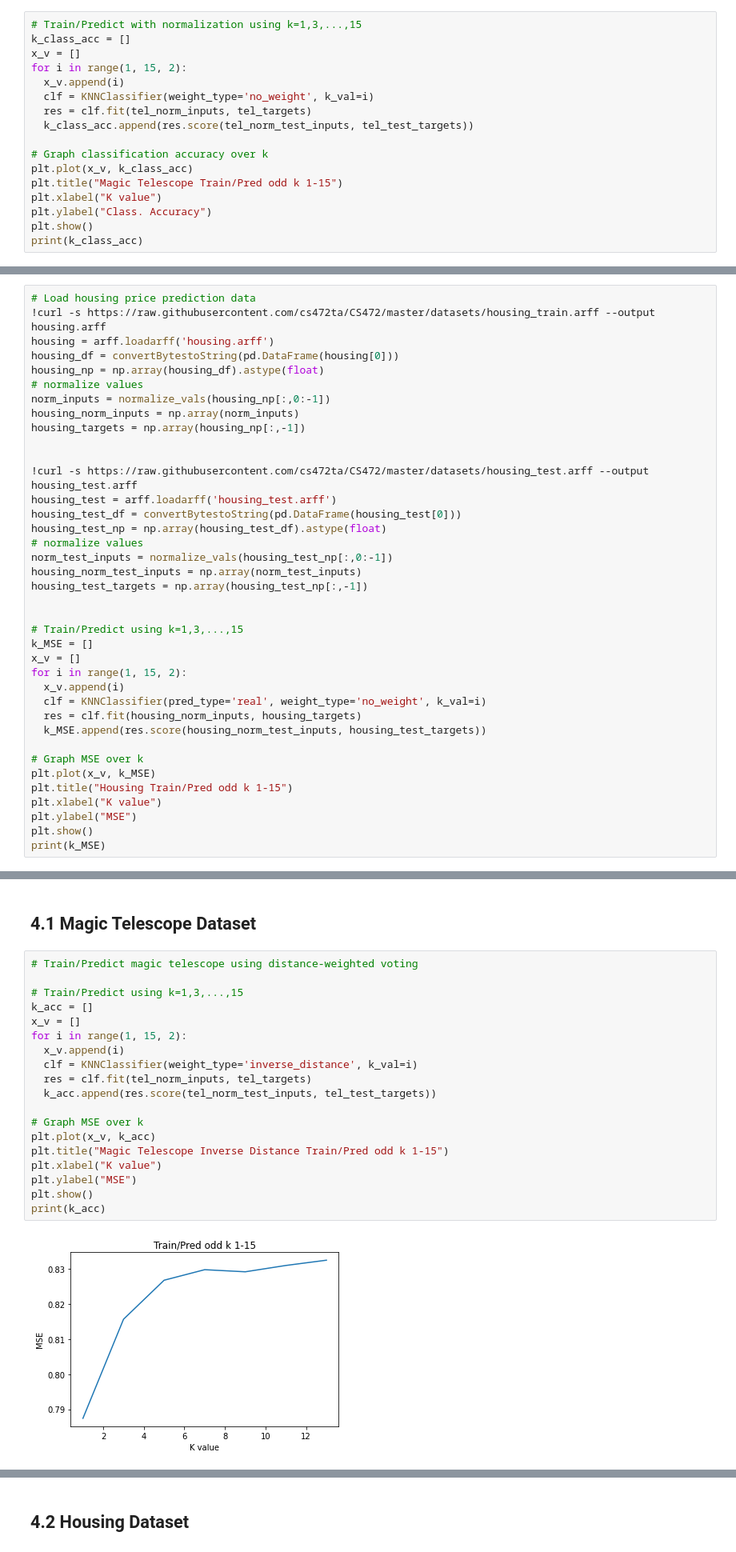
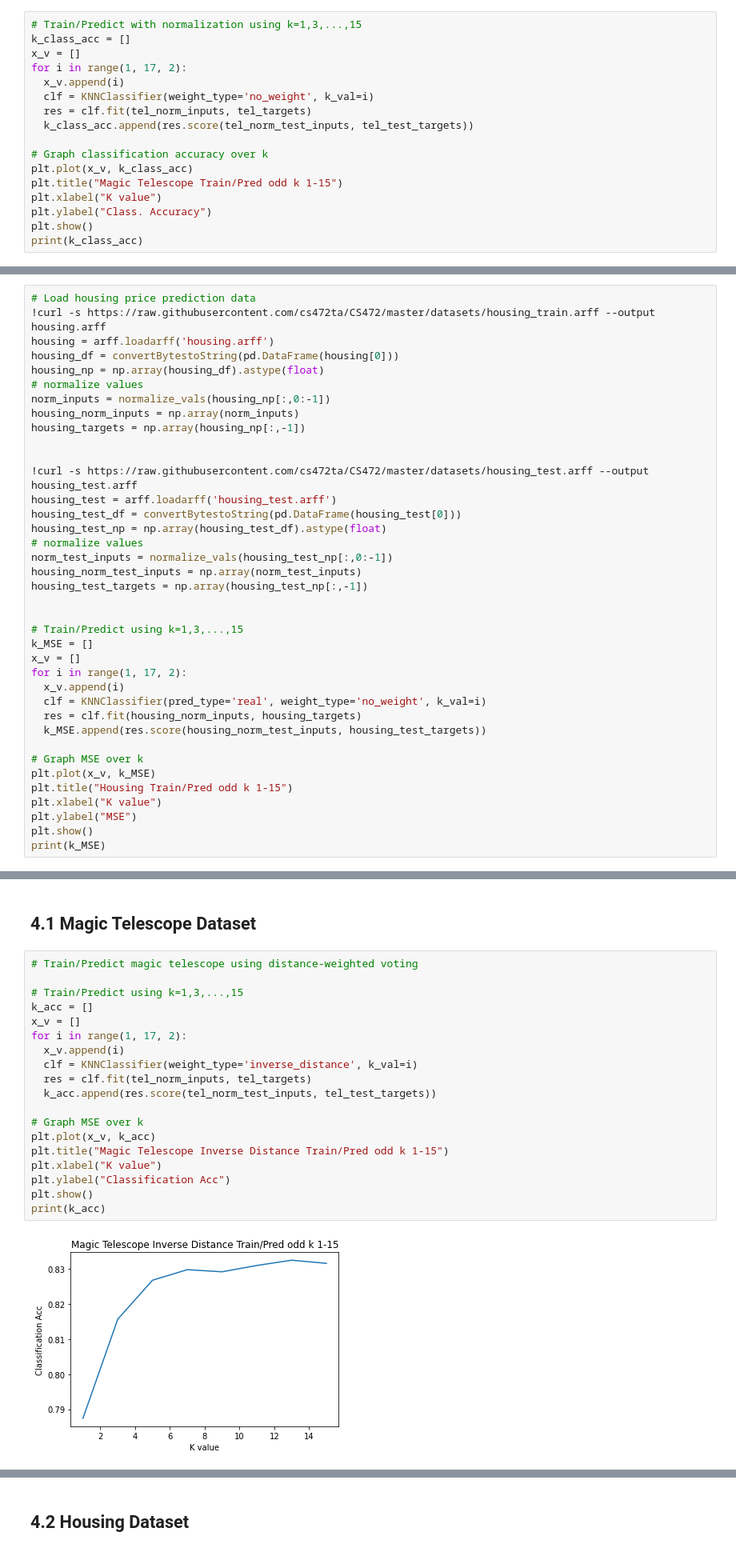
Before and after one commit to alexheiner/CS472-Labs, a Jupyter notebook: Lab4/lab_4_knn.ipynb, the cells around one changed output, grey strips where cells are left out. Shown at 80% size. Drawn from its saved outputs; the diff is of its cells as text.

```diff
--- a/Lab4/lab_4_knn.ipynb
+++ b/Lab4/lab_4_knn.ipynb
@@ -299,7 +347,7 @@ acc normalizing input features:  0.8157815781578158
 # Train/Predict with normalization using k=1,3,...,15
 k_class_acc = []
 x_v = []
-for i in range(1, 15, 2):
+for i in range(1, 17, 2):
   x_v.append(i)
   clf = KNNClassifier(weight_type='no_weight', k_val=i)
   res = clf.fit(tel_norm_inputs, tel_targets)
@@ -349,7 +397,7 @@ housing_test_targets = np.array(housing_test_np[:,-1])
 # Train/Predict using k=1,3,...,15
 k_MSE = []
 x_v = []
-for i in range(1, 15, 2):
+for i in range(1, 17, 2):
   x_v.append(i)
   clf = KNNClassifier(pred_type='real', weight_type='no_weight', k_val=i)
   res = clf.fit(housing_norm_inputs, housing_targets)
@@ -372,21 +419,21 @@ print(k_MSE)
 # %%
 # Train/Predict magic telescope using distance-weighted voting
 
 # Train/Predict using k=1,3,...,15
 k_acc = []
 x_v = []
-for i in range(1, 15, 2):
+for i in range(1, 17, 2):
   x_v.append(i)
   clf = KNNClassifier(weight_type='inverse_distance', k_val=i)
   res = clf.fit(tel_norm_inputs, tel_targets)
   k_acc.append(res.score(tel_norm_test_inputs, tel_test_targets))
 
 # Graph MSE over k
 plt.plot(x_v, k_acc)
 plt.title("Magic Telescope Inverse Distance Train/Pred odd k 1-15")
 plt.xlabel("K value")
-plt.ylabel("MSE")
+plt.ylabel("Classification Acc")
 plt.show()
 print(k_acc)
 # %% [output]
-[figure, old version]
+[figure, new version]
```
Also changed, not shown: parts of 9 cells of this notebook.
